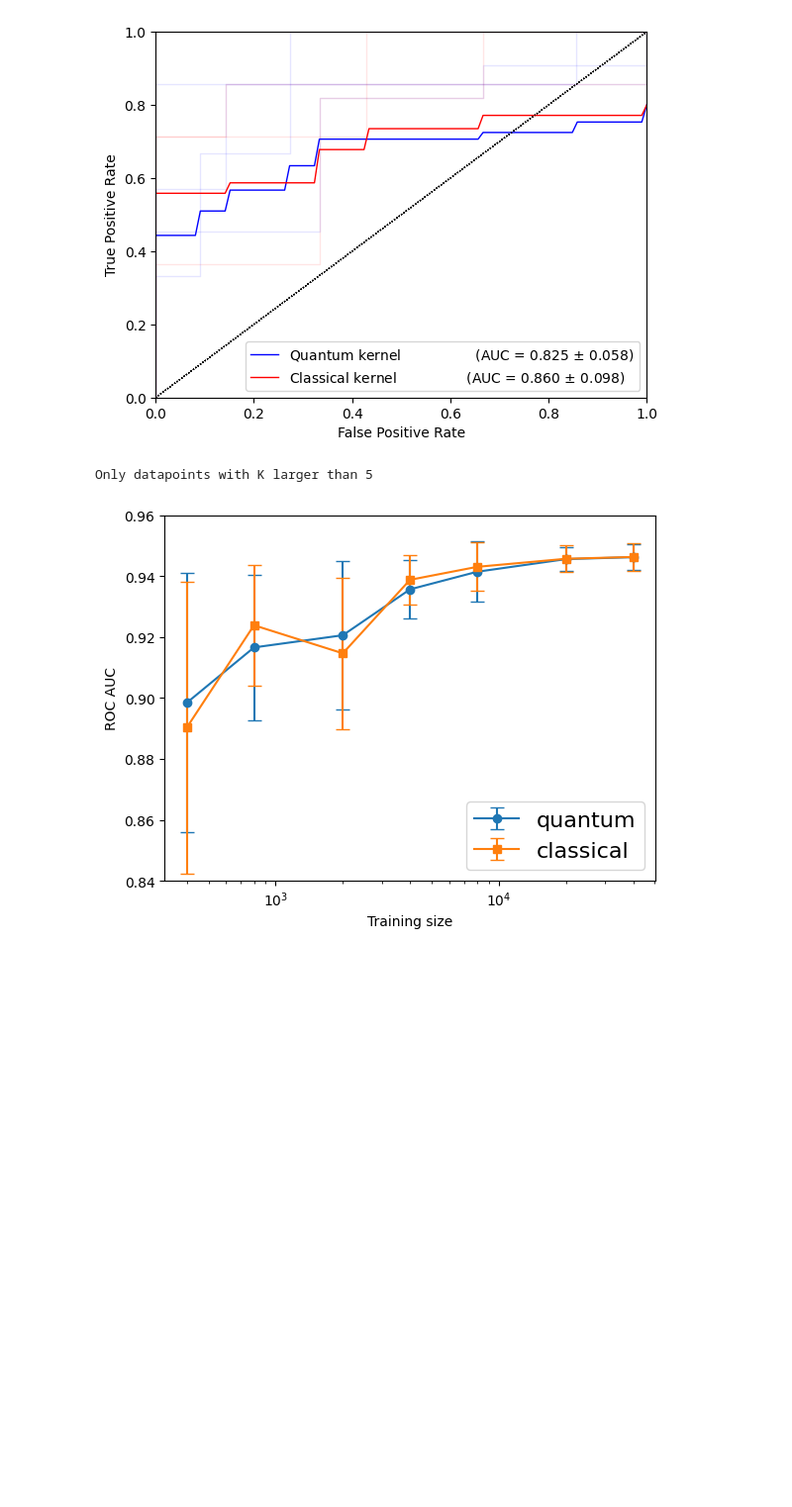
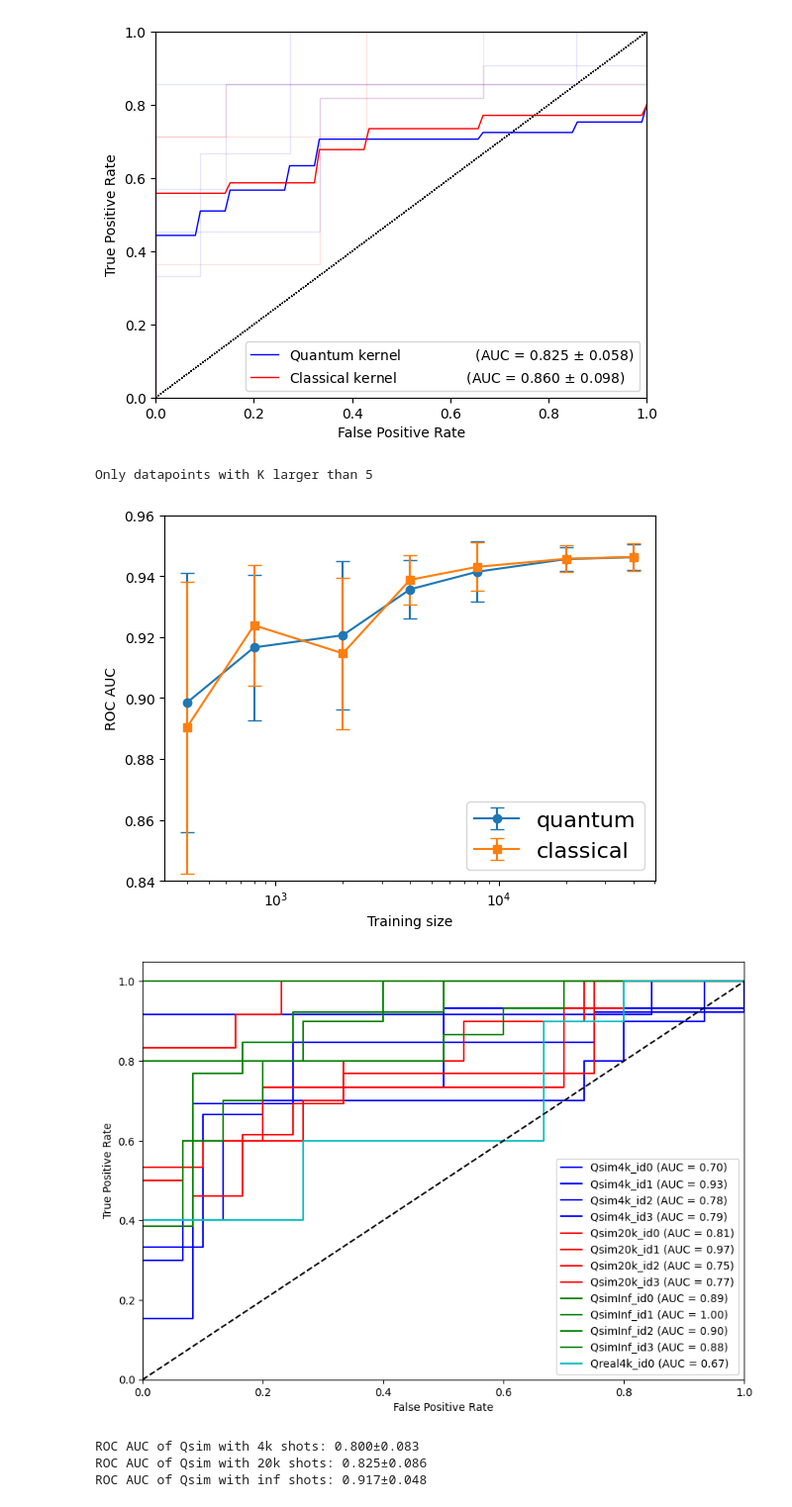
Before and after one commit to mhassans/galaxyMorphology, a Jupyter notebook: Plotting.ipynb, the cells around one changed output. Shown at 99% size. Saved outputs shown, nothing was run; the diff lists cells and outputs as text; code cells hidden in the pictures; blank space fills up the shorter version.

Commit message:
update plotting

```diff
--- a/Plotting.ipynb
+++ b/Plotting.ipynb
@@ -472,3 +472,47 @@ plt.show()
 # %% [output]
 Only datapoints with K larger than 5
 [figure]
+# %%
+path_qsim4k_id0 = "output/result_Quant-alpha0p03-C10000000p0-entangleTypelinear-balancedSamplingTrue-Simulation-dataMapFuncNone-nShots4000-interactionYandYZ-weightNone-trainSize75-testSize25-foldIdx0-minOfK5.pkl"
+path_qsim4k_id1 = "output/result_Quant-alpha0p03-C10000000p0-entangleTypelinear-balancedSamplingTrue-Simulation-dataMapFuncNone-nShots4000-interactionYandYZ-weightNone-trainSize75-testSize25-foldIdx1-minOfK5.pkl"
+path_qsim4k_id2 = "output/result_Quant-alpha0p03-C10000000p0-entangleTypelinear-balancedSamplingTrue-Simulation-dataMapFuncNone-nShots4000-interactionYandYZ-weightNone-trainSize75-testSize25-foldIdx2-minOfK5.pkl"
+path_qsim4k_id3 = "output/result_Quant-alpha0p03-C10000000p0-entangleTypelinear-balancedSamplingTrue-Simulation-dataMapFuncNone-nShots4000-interactionYandYZ-weightNone-trainSize75-testSize25-foldIdx3-minOfK5.pkl"
+path_qsim20k_id0 = "output/result_Quant-alpha0p03-C10000000p0-entangleTypelinear-balancedSamplingTrue-Simulation-dataMapFuncNone-nShots20000-interactionYandYZ-weightNone-trainSize75-testSize25-foldIdx0-minOfK5.pkl"
+path_qsim20k_id1 = "output/result_Quant-alpha0p03-C10000000p0-entangleTypelinear-balancedSamplingTrue-Simulation-dataMapFuncNone-nShots20000-interactionYandYZ-weightNone-trainSize75-testSize25-foldIdx1-minOfK5.pkl"
+path_qsim20k_id2 = "output/result_Quant-alpha0p03-C10000000p0-entangleTypelinear-balancedSamplingTrue-Simulation-dataMapFuncNone-nShots20000-interactionYandYZ-weightNone-trainSize75-testSize25-foldIdx2-minOfK5.pkl"
+path_qsim20k_id3 = "output/result_Quant-alpha0p03-C10000000p0-entangleTypelinear-balancedSamplingTrue-Simulation-dataMapFuncNone-nShots20000-interactionYandYZ-weightNone-trainSize75-testSize25-foldIdx3-minOfK5.pkl"
+path_qsimInf_id0 = "output/result_Quant-alpha0p03-C10000000p0-entangleTypelinear-balancedSamplingTrue-Simulation-dataMapFuncNone-nShotsNone-interactionYandYZ-weightNone-trainSize75-testSize25-foldIdx0-minOfK5.pkl"
+path_qsimInf_id1 = "output/result_Quant-alpha0p03-C10000000p0-entangleTypelinear-balancedSamplingTrue-Simulation-dataMapFuncNone-nShotsNone-interactionYandYZ-weightNone-trainSize75-testSize25-foldIdx1-minOfK5.pkl"
+path_qsimInf_id2 = "output/result_Quant-alpha0p03-C10000000p0-entangleTypelinear-balancedSamplingTrue-Simulation-dataMapFuncNone-nShotsNone-interactionYandYZ-weightNone-trainSize75-testSize25-foldIdx2-minOfK5.pkl"
+path_qsimInf_id3 = "output/result_Quant-alpha0p03-C10000000p0-entangleTypelinear-balancedSamplingTrue-Simulation-dataMapFuncNone-nShotsNone-interactionYandYZ-weightNone-trainSize75-testSize25-foldIdx3-minOfK5.pkl"
+path_qreal4k_id0 = "output/result_Quant-alpha0p03-C10000000p0-entangleTypelinear-balancedSamplingTrue-IBMdevice-dataMapFuncNone-nShotsNone-interactionYandYZ-weightNone-trainSize75-testSize25-foldIdx0-minOfK5.pkl"
+qsim4k_id0 = pd.read_pickle(path_qsim4k_id0)
+qsim4k_id1 = pd.read_pickle(path_qsim4k_id1)
+qsim4k_id2 = pd.read_pickle(path_qsim4k_id2)
+qsim4k_id3 = pd.read_pickle(path_qsim4k_id3)
+qsim20k_id0 = pd.read_pickle(path_qsim20k_id0)
+qsim20k_id1 = pd.read_pickle(path_qsim20k_id1)
+qsim20k_id2 = pd.read_pickle(path_qsim20k_id2)
+qsim20k_id3 = pd.read_pickle(path_qsim20k_id3)
+qsimInf_id0 = pd.read_pickle(path_qsimInf_id0)
+qsimInf_id1 = pd.read_pickle(path_qsimInf_id1)
+qsimInf_id2 = pd.read_pickle(path_qsimInf_id2)
+qsimInf_id3 = pd.read_pickle(path_qsimInf_id3)
+qreal4k_id0 = pd.read_pickle(path_qreal4k_id0)
+# %%
+dataframes = [qsim4k_id0, qsim4k_id1, qsim4k_id2, qsim4k_id3, \
+              qsim20k_id0, qsim20k_id1, qsim20k_id2, qsim20k_id3,\
+              qsimInf_id0, qsimInf_id1, qsimInf_id2, qsimInf_id3,\
+              qreal4k_id0]
+titles = ['Qsim4k_id0', 'Qsim4k_id1', 'Qsim4k_id2', 'Qsim4k_id3', \
+          'Qsim20k_id0', 'Qsim20k_id1', 'Qsim20k_id2', 'Qsim20k_id3', \
+          'QsimInf_id0', 'QsimInf_id1', 'QsimInf_id2', 'QsimInf_id3', \
+          'Qreal4k_id0']
+colors = ['b', 'b', 'b', 'b',\
+         'r', 'r', 'r', 'r',\
+         'g', 'g', 'g', 'g', \
+         'c']
+# %%
+multi_roc(dataframes, titles, colors)
+# %% [output]
+[figure, added]
@@ -474,0 +523,8 @@ Only datapoints with K larger than 5
+# %%
+print(f'ROC AUC of Qsim with 4k shots: {np.mean(Qsims4k_rocs):.3f}±{np.std(Qsims4k_rocs):.3f}')
+print(f'ROC AUC of Qsim with 20k shots: {np.mean(Qsims20k_rocs):.3f}±{np.std(Qsims20k_rocs):.3f}')
+print(f'ROC AUC of Qsim with inf shots: {np.mean(QsimsInf_rocs):.3f}±{np.std(QsimsInf_rocs):.3f}')
+# %% [output]
+ROC AUC of Qsim with 4k shots: 0.800±0.083
+ROC AUC of Qsim with 20k shots: 0.825±0.086
+ROC AUC of Qsim with inf shots: 0.917±0.048
```
Also changed, not shown: parts of 6 cells of this notebook.
